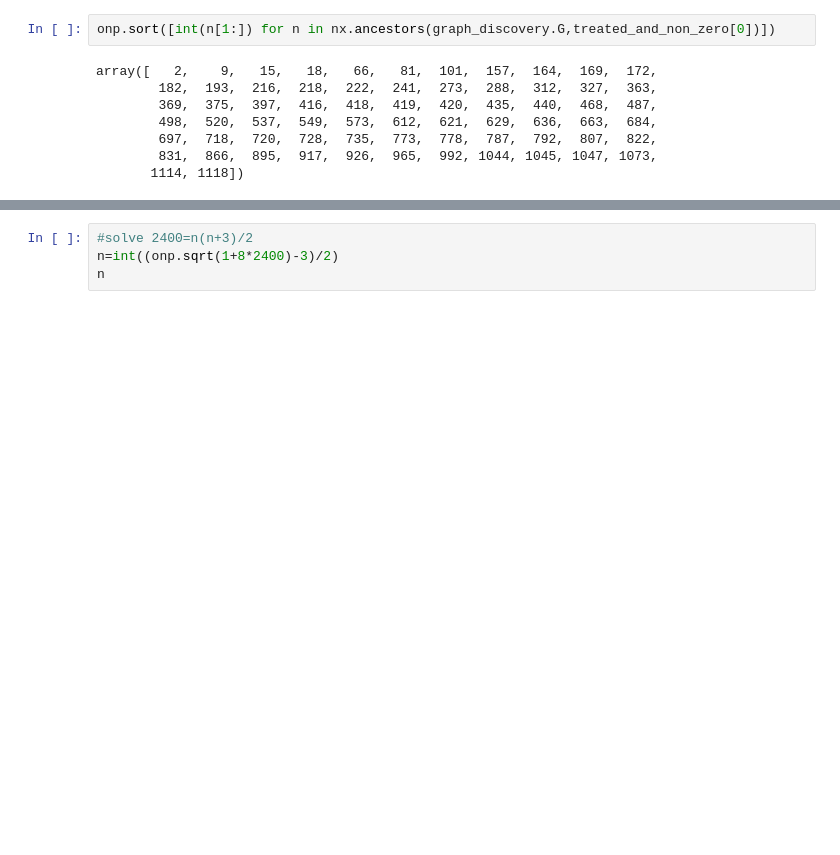
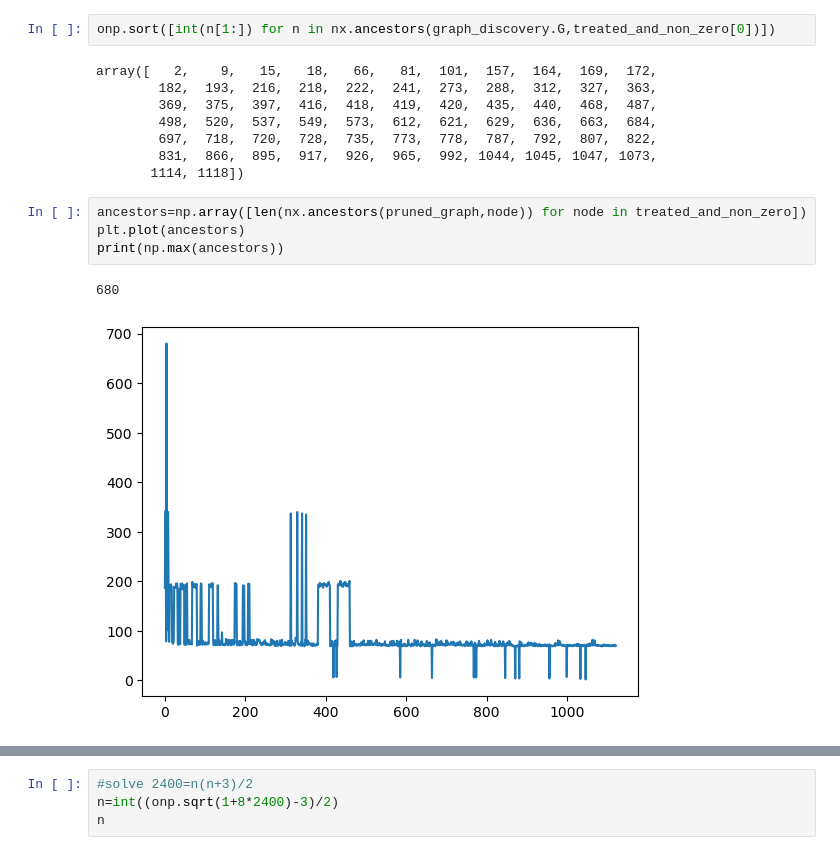
Before and after one commit to TheoBourdais/ComputationalHypergraphDiscovery, a Jupyter notebook: process big chemical reaction uniform data.ipynb, the cells around one changed output, grey strips where cells are left out. Drawn from its saved outputs; the diff is of its cells as text; blank space fills up the shorter version.

```diff
--- a/process big chemical reaction uniform data.ipynb
+++ b/process big chemical reaction uniform data.ipynb
@@ -202,6 +332,13 @@ array([   2,    9,   15,   18,   66,   81,  101,  157,  164,  169,  172,
         697,  718,  720,  728,  735,  773,  778,  787,  792,  807,  822,
         831,  866,  895,  917,  926,  965,  992, 1044, 1045, 1047, 1073,
        1114, 1118])
+# %%
+ancestors=np.array([len(nx.ancestors(pruned_graph,node)) for node in treated_and_non_zero])
+plt.plot(ancestors)
+print(np.max(ancestors))
+# %% [output]
+680
+[figure, added]
 # %%
 ancestors=np.array([len(nx.ancestors(true_graph,node)) for node in treated_and_non_zero])
 plt.plot(ancestors)
```
Also changed, not shown: parts of 24 cells of this notebook, 3 other files.
